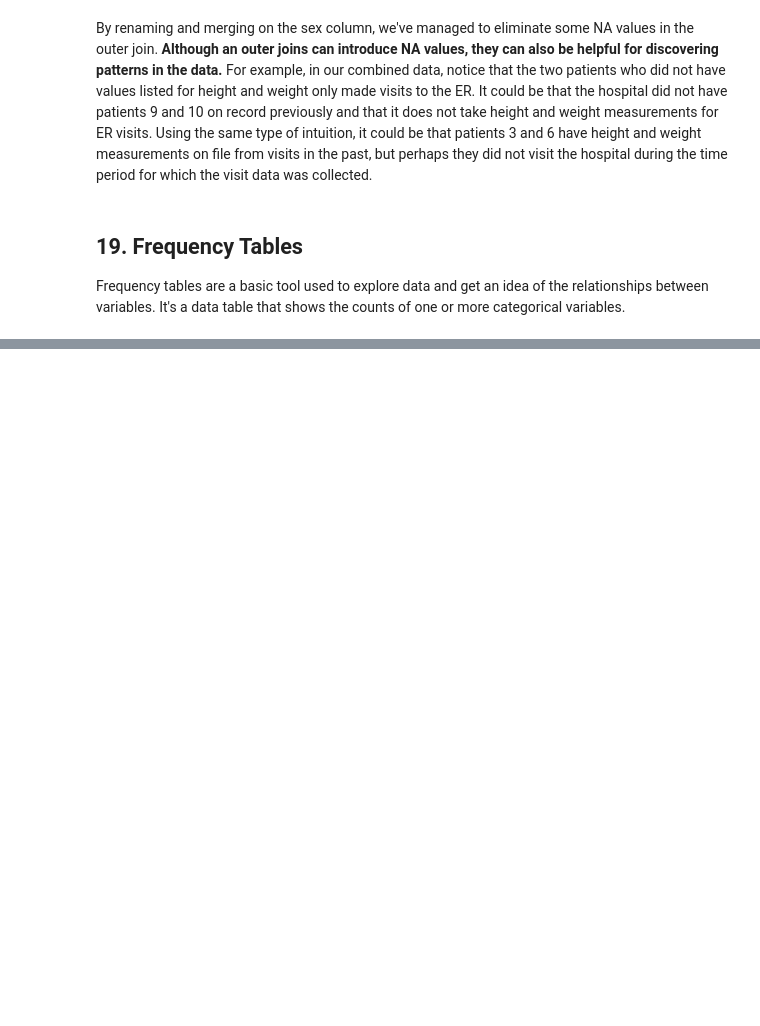
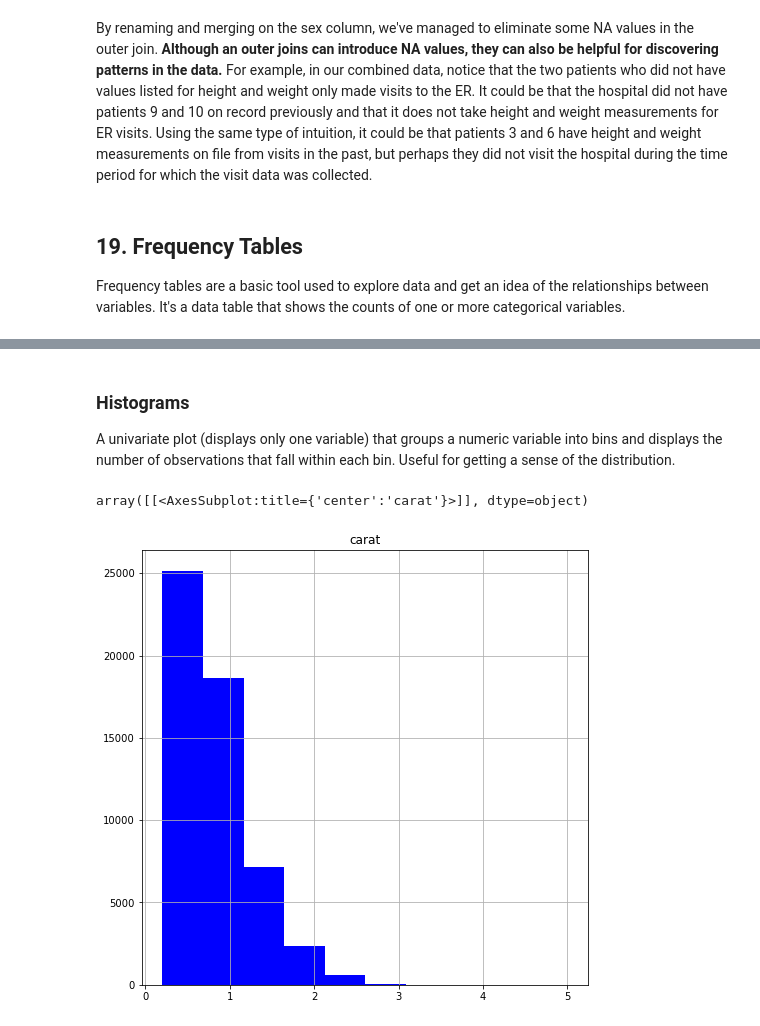
Before and after one commit to micaelasinger/PythonForDataAnalysis, a Jupyter notebook: Python for Data Analysis.ipynb, the cells around one changed output, grey strips where cells are left out. Drawn from its saved outputs; the diff is of its cells as text; code cells hidden in the pictures; blank space fills up the shorter version.

Commit message:
Adding sessions 19, 20, 21
Merge, plotting, descriptive statistics

```diff
--- a/Python for Data Analysis.ipynb
+++ b/Python for Data Analysis.ipynb
@@ -2845,0 +3095,5 @@ Frequency tables are a basic tool used to explore data and get an idea of the re
+# %%
+diamonds = pd.read_csv("C:/Users/Micaela Rodriguez/Documents/GitHub/PythonForDataAnalysis/diamonds.csv")
+diamonds = diamonds.drop("Unnamed: 0",axis=1)
+print(diamonds.shape)   # Check data shape
+diamonds.head(5)
@@ -2845,0 +3108,11 @@ Frequency tables are a basic tool used to explore data and get an idea of the re
+# %% [markdown]
+### Histograms
+A univariate plot (displays only one variable) that groups a numeric variable into bins and displays the number of observations that fall within each bin. Useful for getting a sense of the distribution.
+# %%
+# Create a histogram using df.hist()
+diamonds.hist(column="carat",    # Column to plot
+            figsize=(8,8),       # Plot size
+            color="blue")        # Plot color
+# %% [output]
+array([[<AxesSubplot:title={'center':'carat'}>]], dtype=object)
+[figure, added]
```
Also changed, not shown: parts of 92 cells of this notebook, 3 other files.
